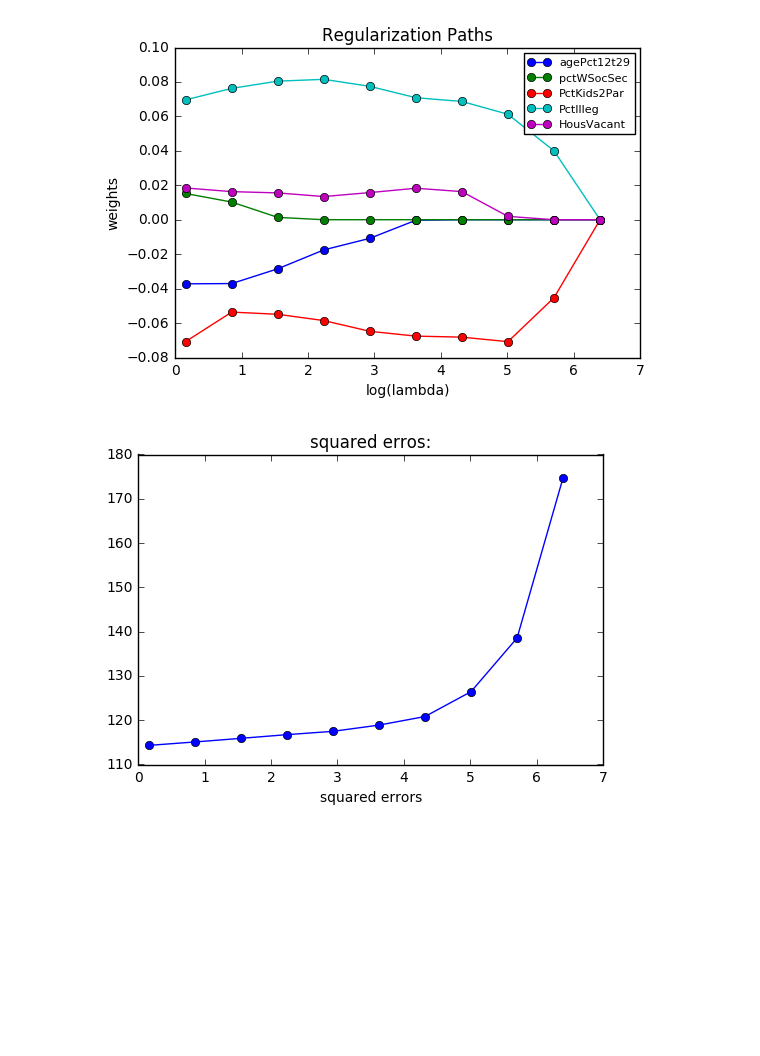
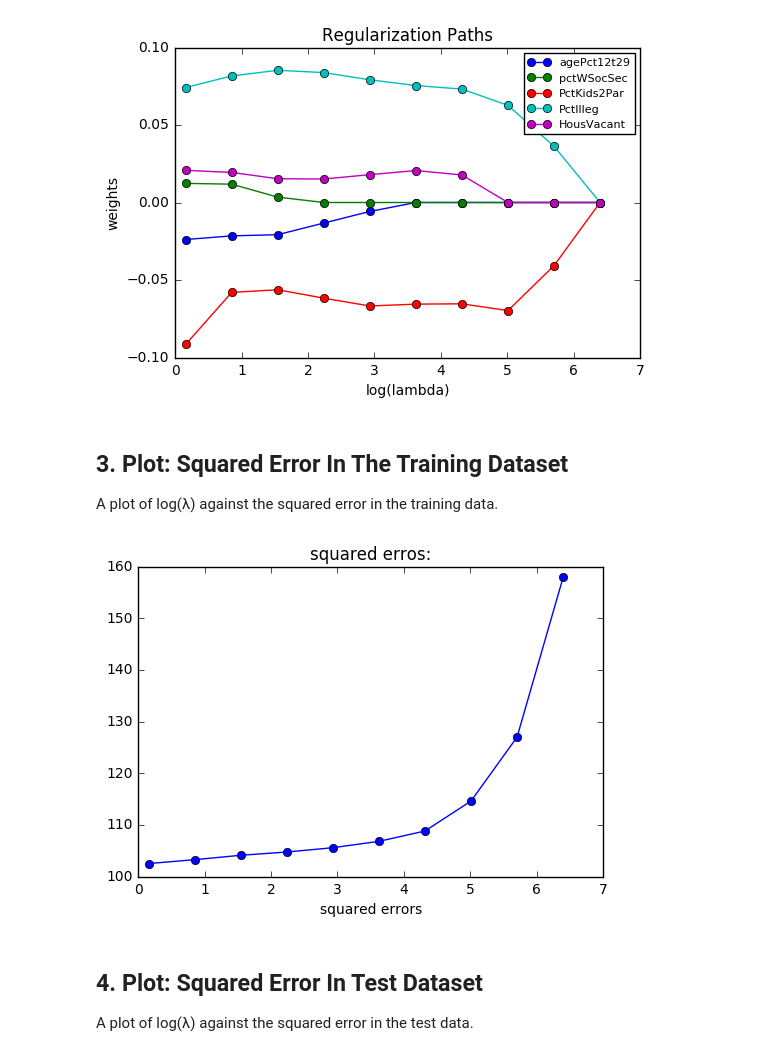
Before and after one commit to ayush29feb/cse446, a Jupyter notebook: assignment1/Lasso Regression.ipynb, the cells around one changed output. Drawn from its saved outputs; the diff is of its cells as text; code cells hidden in the pictures; blank space fills up the shorter version.

```diff
--- a/assignment1/Lasso Regression.ipynb
+++ b/assignment1/Lasso Regression.ipynb
@@ -6,4 +10,5 @@ from lasso import lasso_solver, load_data, lasso_models, plot_regpath, plot_sqer
 %matplotlib inline
 
 # load all the data
-X_train, y_train, X_test, y_test, df_train, df_test = load_data('data')
+X_train, y_train, X_val, y_val, X_test, y_test, df_train, df_test = load_data('data', validation=True, valsplit=0.1)
+# X_train, y_train, X_test, y_test, df_train, df_test = load_data('data')
@@ -14,14 +26,22 @@ W = lasso_models(X_train, y_train, regs)
 # %%
 # plot regularization paths
 features = ['agePct12t29', 'pctWSocSec', 'PctKids2Par', 'PctIlleg', 'HousVacant']
-plot_regpath(df_train, W, regs, features)
+ids = [df_train.columns.get_loc(feature) - 1 for feature in features]
+plot_regpath(W, regs, features, ids)
 # %% [output]
-[figure, old version]
+[figure, new version]
+# %% [markdown]
+## 3. Plot: Squared Error In The Training Dataset
+
+A plot of log(λ) against the squared error in the training data.
 # %%
 # plot squared errors for training data
 plot_sqerr(X_train, y_train, W, regs)
 # %% [output]
-[figure, old version]
+[figure, new version]
+# %% [markdown]
+## 4. Plot: Squared Error In Test Dataset
+A plot of log(λ) against the squared error in the test data.
 # %%
 # plot squared errors for testing data
 plot_sqerr(X_test, y_test, W, regs)
```
Also changed, not shown: parts of 6 cells of this notebook, 1 other file.
